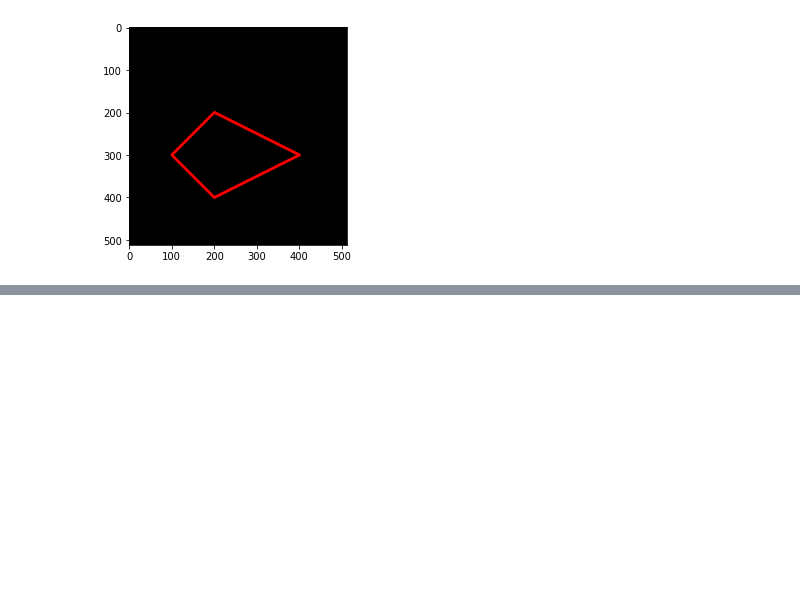
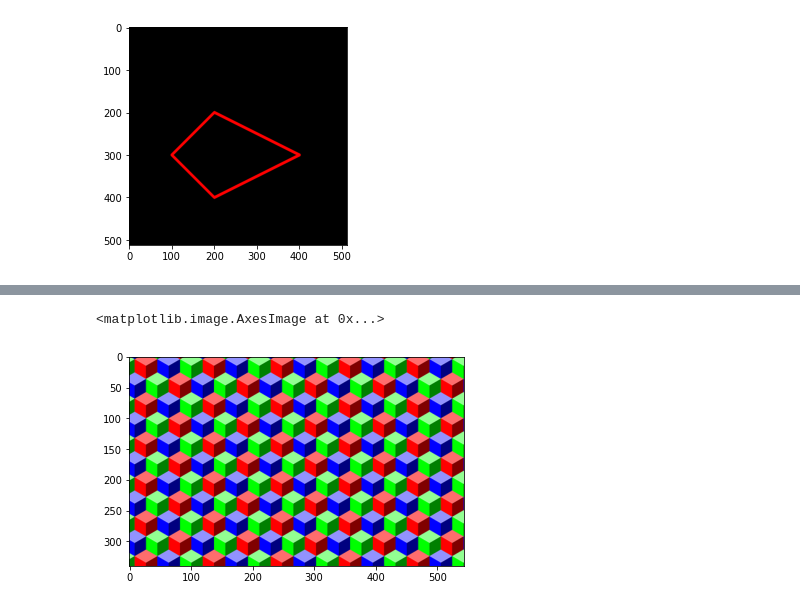
Before and after one commit to ahmadalwi425/PCVK_Genap_2022, a Jupyter notebook: Week2.ipynb, the cells around one changed output, grey strips where cells are left out. Drawn from its saved outputs; the diff is of its cells as text; code cells hidden in the pictures; blank space fills up the shorter version.

```diff
--- a/Week2.ipynb
+++ b/Week2.ipynb
@@ -129,0 +136,6 @@ plt.imshow(black_img2)
+# %%
+imgTaskcvt = cv.cvtColor(imgTask,cv.COLOR_BGR2RGB)
+plt.imshow(imgTaskcvt)
+# %% [output]
+<matplotlib.image.AxesImage at 0x...>
+[figure, added]
```
Also changed, not shown: parts of 10 cells of this notebook.
